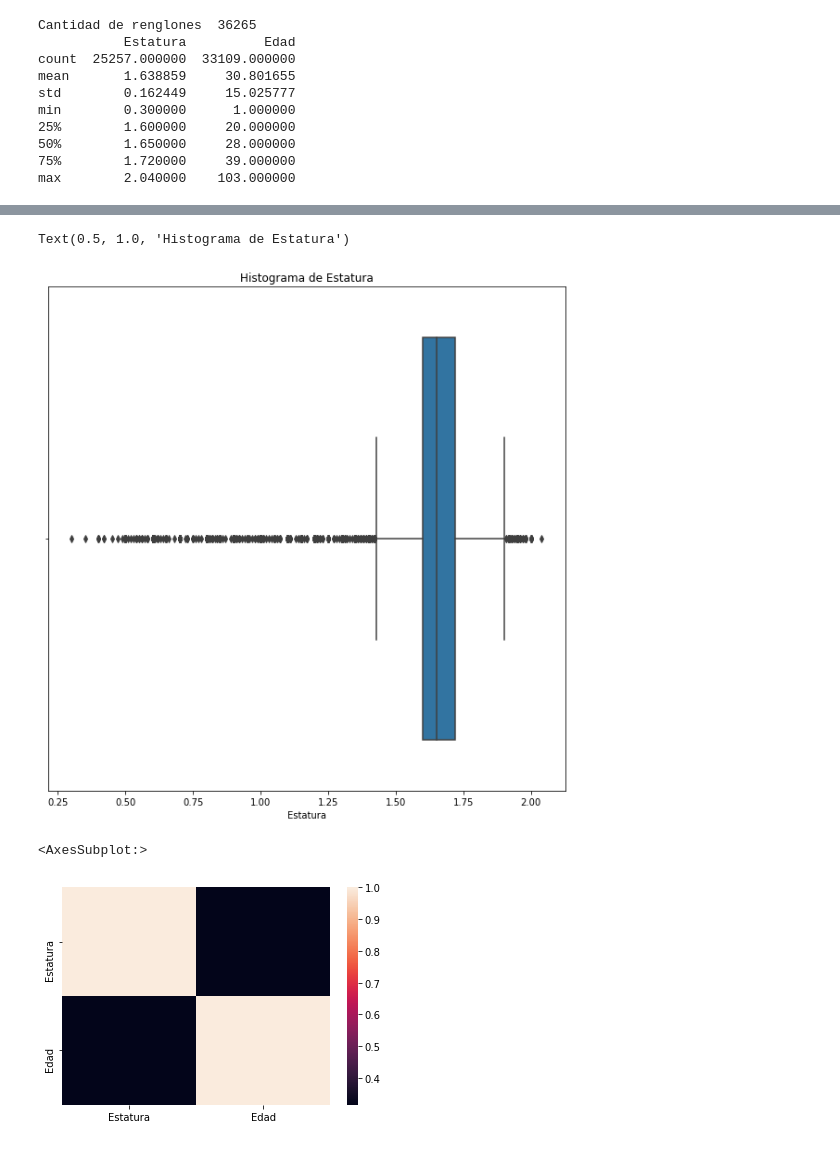
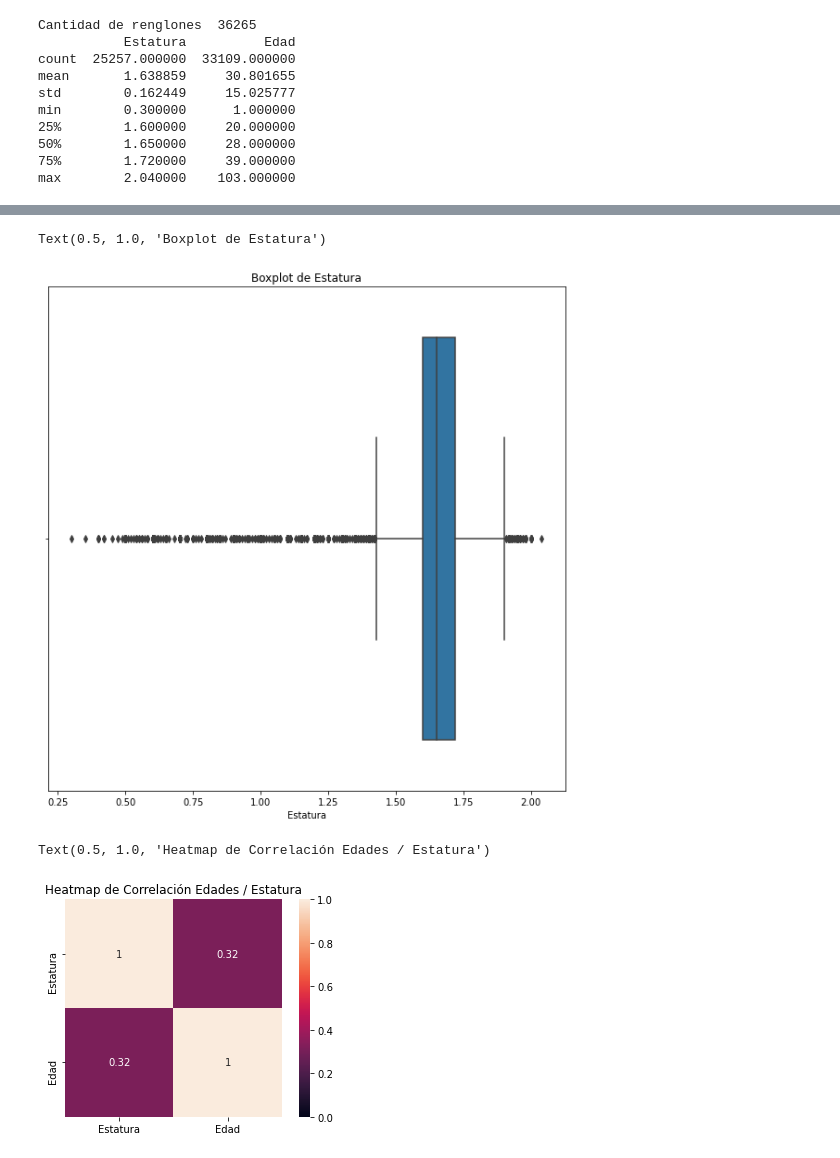
Before and after one commit to estebansanch/TC1002S, a Jupyter notebook: RetoDatos/Actividad_Dia_2_y_3.ipynb, the cells around one changed output, grey strips where cells are left out. Saved outputs shown, nothing was run; the diff lists cells and outputs as text; code cells hidden in the pictures.

```diff
--- a/RetoDatos/Actividad_Dia_2_y_3.ipynb
+++ b/RetoDatos/Actividad_Dia_2_y_3.ipynb
@@ -95,14 +54,15 @@ Text(0.5, 1.0, 'Histograma de Edades')
 fig = plt.figure(figsize=(10,10))
 sns.boxplot(data=df, x = 'Estatura')
 
-plt.title("Histograma de Estatura")
+plt.title("Boxplot de Estatura")
 # %% [output]
-Text(0.5, 1.0, 'Histograma de Estatura')
+Text(0.5, 1.0, 'Boxplot de Estatura')
-[figure, old version]
+[figure, new version]
 # %%
 corr=df.corr()
-sns.heatmap(data=corr,)
+sns.heatmap(data=corr, vmin = 0, vmax = 1, annot = True, square = True)
+plt.title("Heatmap de Correlación Edades / Estatura")
 # %% [output]
-<AxesSubplot:>
+Text(0.5, 1.0, 'Heatmap de Correlación Edades / Estatura')
-[figure, old version]
+[figure, new version]
 # %%
```
Also changed, not shown: parts of 6 cells of this notebook.
